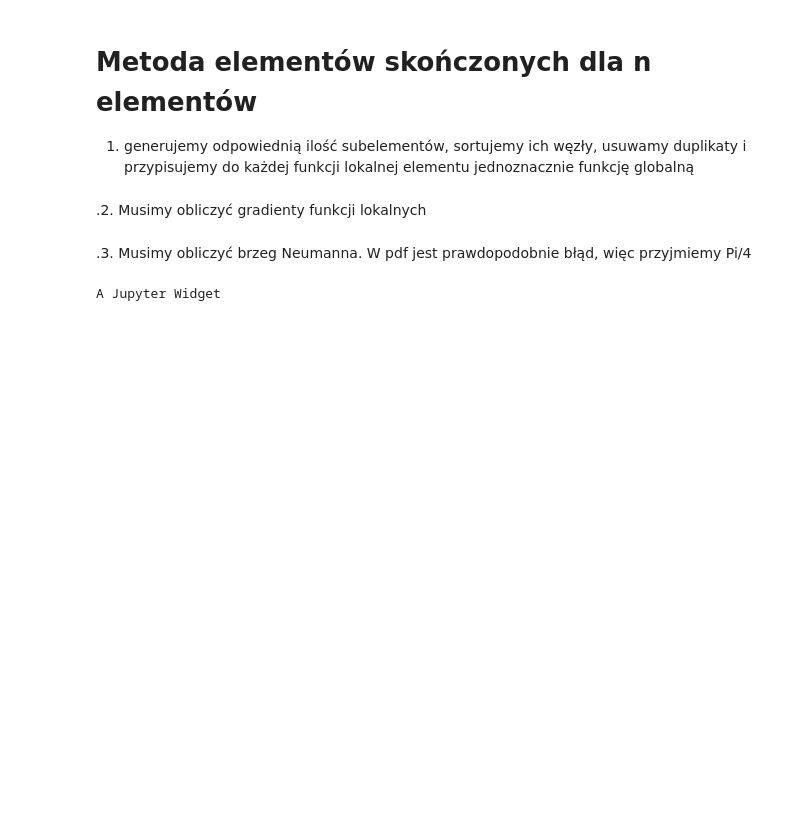
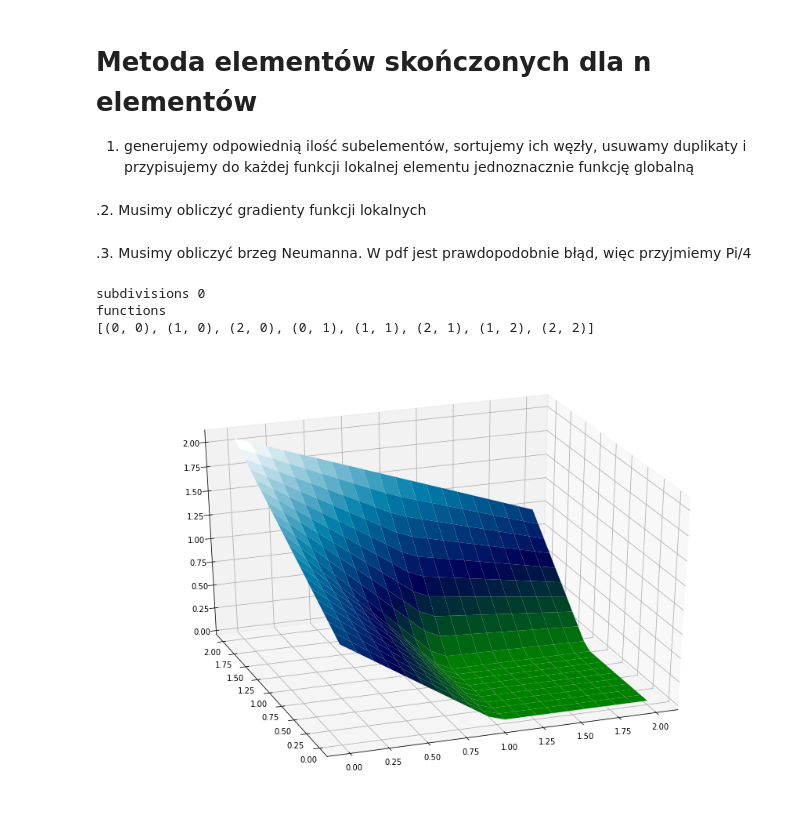
Before and after one commit to aleqsio/MES, a Jupyter notebook: MES.ipynb, the cells around one changed output. Cells and saved outputs as stored; diff of their text form; code cells hidden in the pictures; blank space fills up the shorter version.

```diff
--- a/MES.ipynb
+++ b/MES.ipynb
@@ -126,28 +126,28 @@ def createAndSolve(elements,functions,dimensions):
         B[f,:]=0
         B[f,f]=1
         L[f]=0
-
-
-    a = np.linalg.solve(B,L)
-    return a
+         return np.linalg.solve(B,Լ)
 # %%
 def generatePlot(subdivisions):
 
     (functions,elements)=generateElements(subdivisions)
  #   print(pd.DataFrame(elements,columns=["xy","base functions"]))
 
   #  print("functions: "+str(functions))
 
     dimensions = ((subdivisions+1)*2,(subdivisions+1)*2)
    # print("dimensions: "+str(dimensions))
 
     a = createAndSolve(elements,functions,dimensions)
   #  print(a)
 
     probe(a,elements,functions,20,dimensions)
-interact_manual(generatePlot, subdivisions=widgets.IntSlider(min=0,max=30,step=1,value=0));
+generatePlot(0)
 # %% [output]
-A Jupyter Widget
+subdivisions 0
+functions
+[(0, 0), (1, 0), (2, 0), (0, 1), (1, 1), (2, 1), (1, 2), (2, 2)]
+[figure, added]
 # %%
 def probe(a,elements,functions,n,dimensions):
     xprobe = np.linspace(0,2,n)
```
Also changed, not shown: parts of 1 cell of this notebook.
